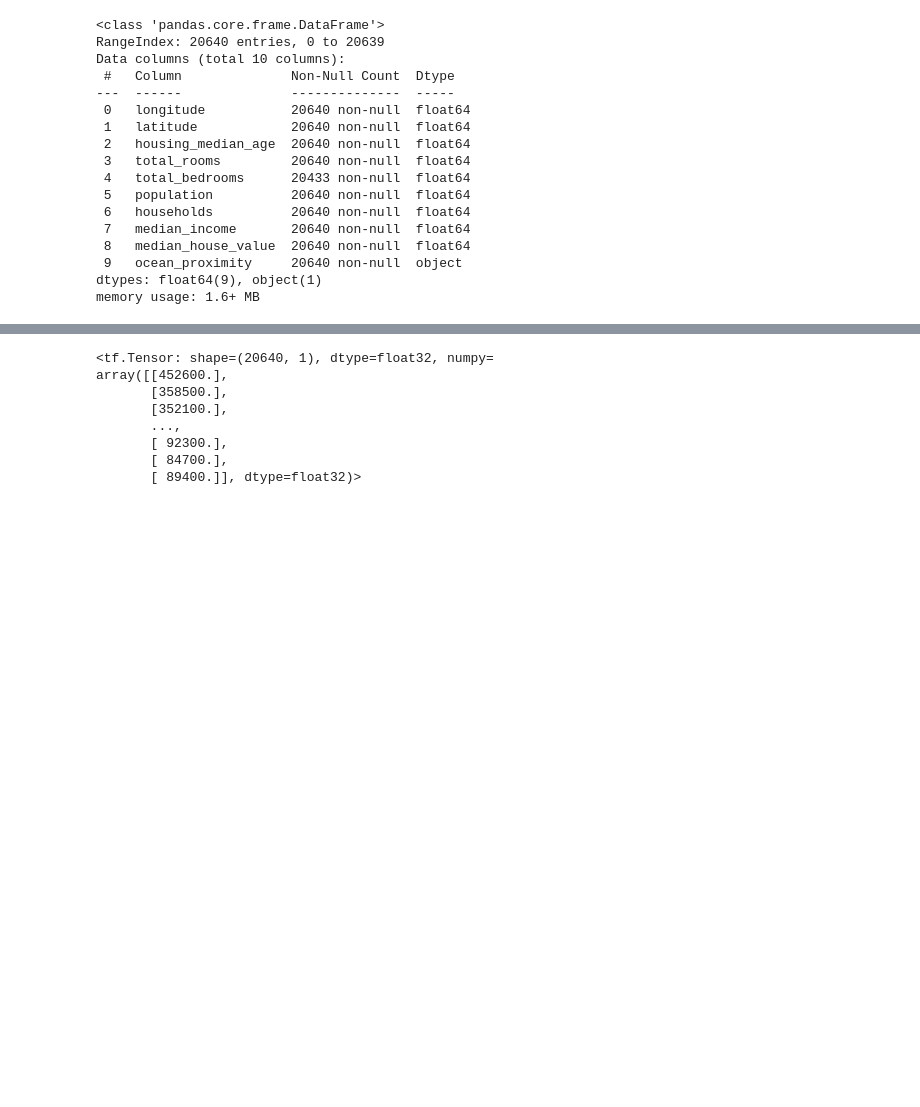
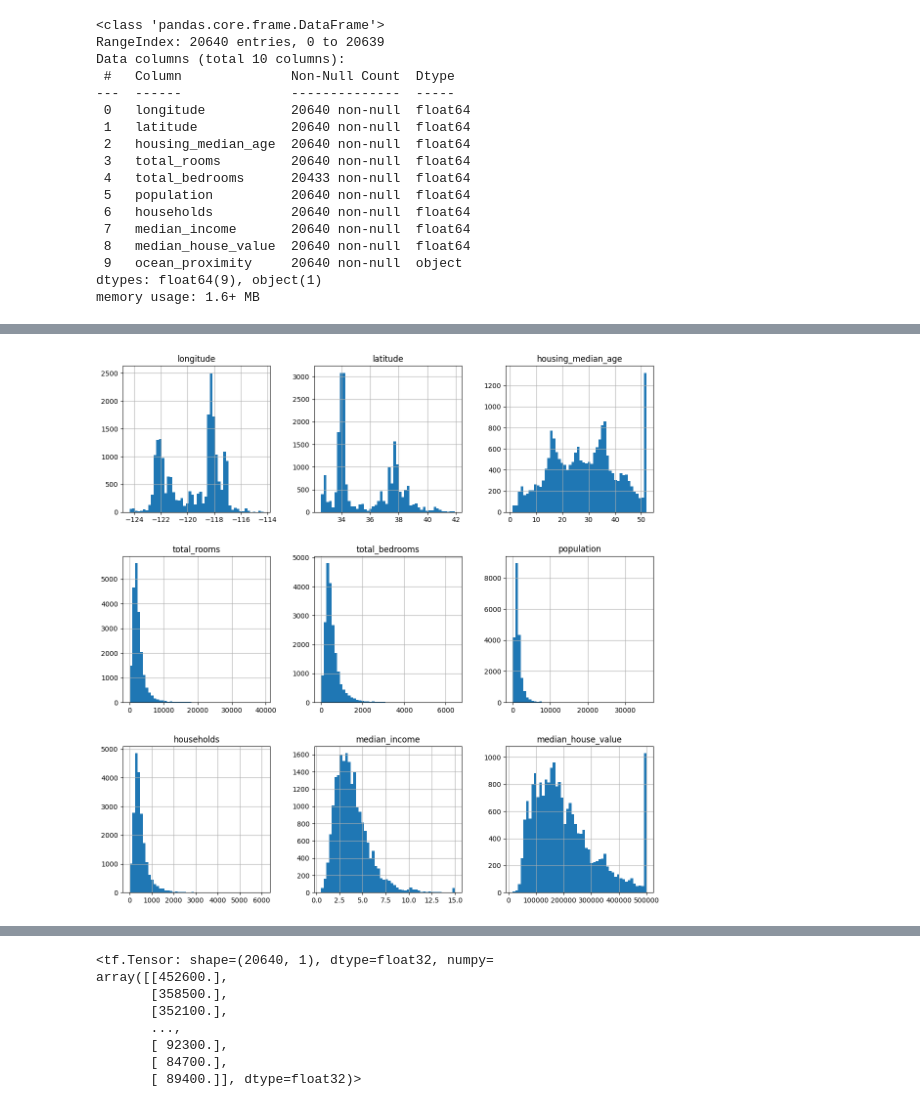
Before and after one commit to isthismanas/Deep_Models, a Jupyter notebook: V3 California Housing Regression Model.ipynb, the cells around one changed output, grey strips where cells are left out. Drawn from its saved outputs; the diff is of its cells as text; code cells hidden in the pictures; blank space fills up the shorter version.

Commit message:
Explored the California housing data

```diff
--- a/V3 California Housing Regression Model.ipynb
+++ b/V3 California Housing Regression Model.ipynb
@@ -53,0 +66,5 @@ memory usage: 1.6+ MB
+# %%
+housing.hist(bins = 50 , figsize = (14,14))
+plt.show()
+# %% [output]
+[figure, added]
```
Also changed, not shown: parts of 6 cells of this notebook.
